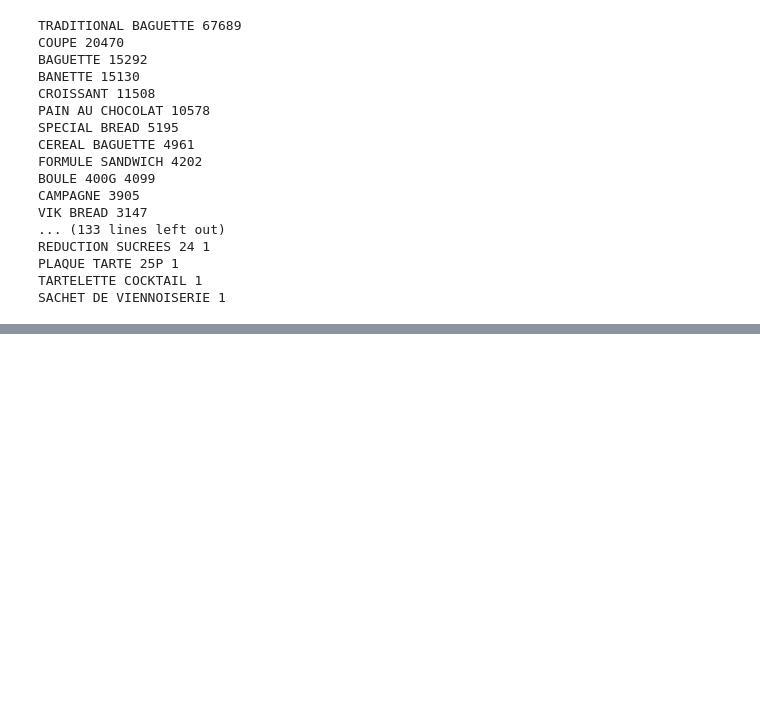
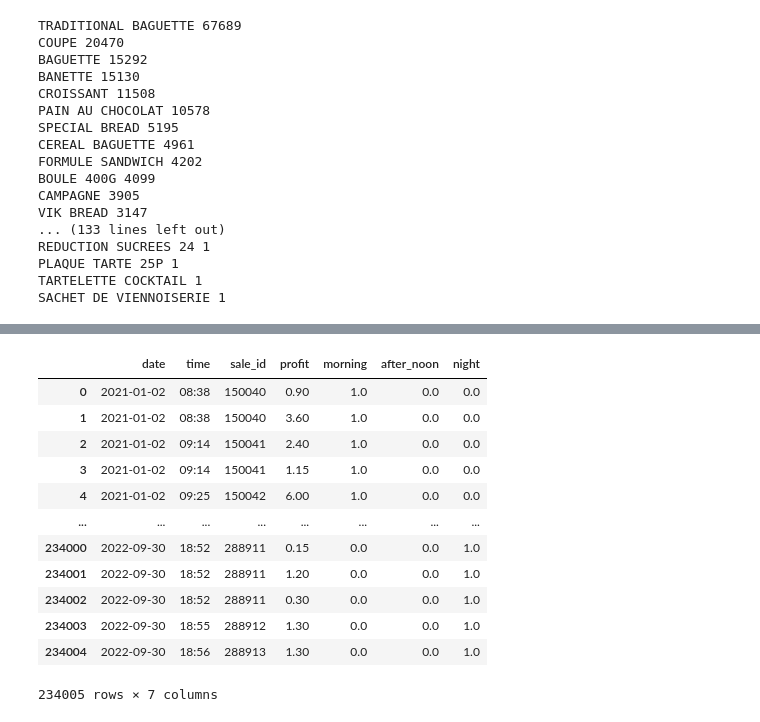
Before and after one commit to mauriciobenjamin700/8-periodo, a Jupyter notebook: sistemas-inteligentes/class/2024-10-16/main.ipynb, the cells around one changed output, grey strips where cells are left out. Cells and saved outputs as stored; diff of their text form; code cells hidden in the pictures; blank space fills up the shorter version.

```diff
--- a/sistemas-inteligentes/class/2024-10-16/main.ipynb
+++ b/sistemas-inteligentes/class/2024-10-16/main.ipynb
@@ -204,0 +250,3 @@ SACHET DE VIENNOISERIE 1
+# %%
+df.drop(columns=['Quantity',"unit_price_€"], inplace=True)
+df
@@ -204,0 +267,3 @@ SACHET DE VIENNOISERIE 1
+# %%
+df.drop(columns=['product'], inplace=True)
+df
@@ -204,0 +298,26 @@ SACHET DE VIENNOISERIE 1
+# %%
+def classify_time(row: pd.Series):
+    time = pd.to_datetime(row["time"], format="%H:%M").time()
+    if time >= pd.to_datetime('04:01', format='%H:%M').time() and time <= pd.to_datetime('12:00', format='%H:%M').time():
+        return 1.0, 0.0, 0.0
+    elif time >= pd.to_datetime('12:01', format='%H:%M').time() and time <= pd.to_datetime('18:00', format='%H:%M').time():
+        return 0.0, 1.0, 0.0
+    else:
+        return 0.0, 0.0, 1.0
+# %%
+df[['morning', 'after_noon', 'night']] = df.apply(classify_time, axis=1, result_type='expand')
+df
+# %% [output]
+|  | date | time | sale_id | profit | morning | after_noon | night |
+| 0 | 2021-01-02 | 08:38 | 150040 | 0.90 | 1.0 | 0.0 | 0.0 |
+| 1 | 2021-01-02 | 08:38 | 150040 | 3.60 | 1.0 | 0.0 | 0.0 |
+| 2 | 2021-01-02 | 09:14 | 150041 | 2.40 | 1.0 | 0.0 | 0.0 |
+| 3 | 2021-01-02 | 09:14 | 150041 | 1.15 | 1.0 | 0.0 | 0.0 |
+| 4 | 2021-01-02 | 09:25 | 150042 | 6.00 | 1.0 | 0.0 | 0.0 |
+| ... | ... | ... | ... | ... | ... | ... | ... |
+| 234000 | 2022-09-30 | 18:52 | 288911 | 0.15 | 0.0 | 0.0 | 1.0 |
+| 234001 | 2022-09-30 | 18:52 | 288911 | 1.20 | 0.0 | 0.0 | 1.0 |
+| 234002 | 2022-09-30 | 18:52 | 288911 | 0.30 | 0.0 | 0.0 | 1.0 |
+| 234003 | 2022-09-30 | 18:55 | 288912 | 1.30 | 0.0 | 0.0 | 1.0 |
+| 234004 | 2022-09-30 | 18:56 | 288913 | 1.30 | 0.0 | 0.0 | 1.0 |
+234005 rows × 7 columns
```
Also changed, not shown: parts of 18 cells of this notebook, 1 other file.
